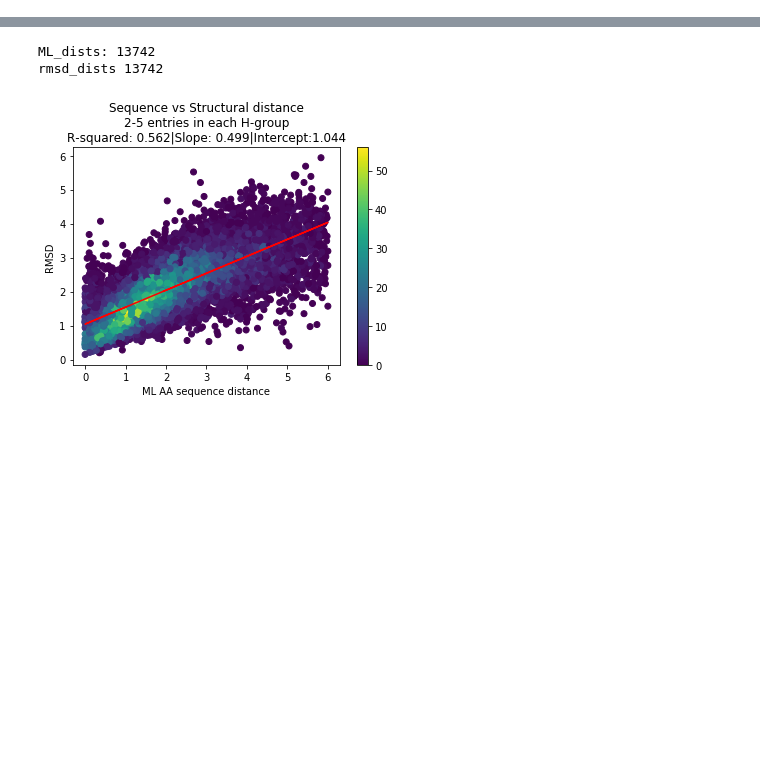
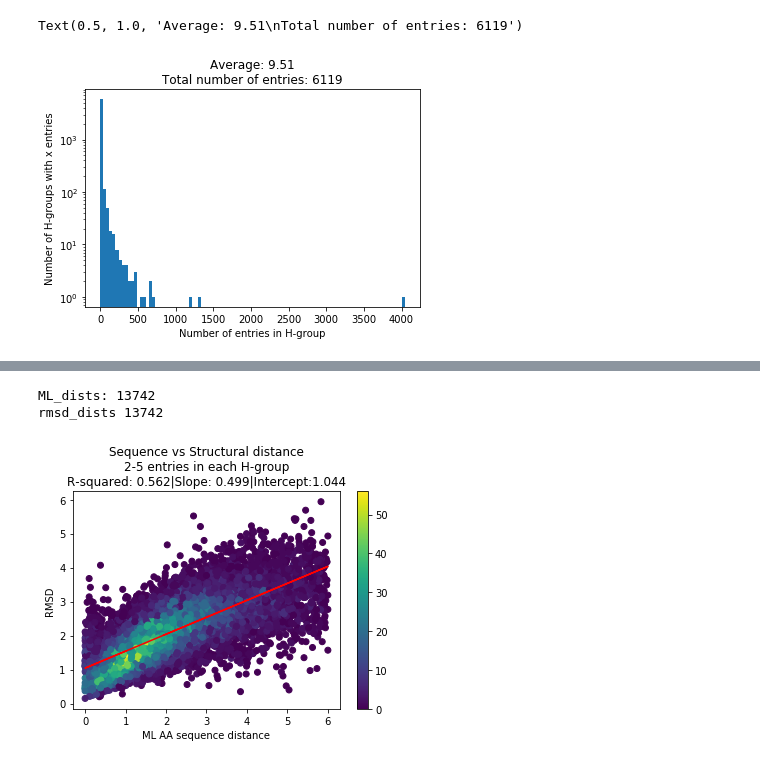
Before and after one commit to patrickbryant1/basic_scilife_scripts, a Jupyter notebook: visual/visual_notebook.ipynb, the cells around one changed output, grey strips where cells are left out. Saved outputs shown, nothing was run; the diff lists cells and outputs as text; code cells hidden in the pictures; blank space fills up the shorter version.

```diff
--- a/visual/visual_notebook.ipynb
+++ b/visual/visual_notebook.ipynb
@@ -0,0 +61,18 @@
+# %%
+num_entries = []
+under_x = []
+x = 15
+for key in grouped_sequences:
+    num_entries.append(len(grouped_sequences[key]))
+    if len(grouped_sequences[key]) < x:
+        under_x.append(len(grouped_sequences[key]))
+# %%
+import matplotlib.pyplot as plt
+plt.hist(num_entries, bins = 100, log = True)
+plt.xlabel('Number of entries in H-group')
+plt.ylabel('Number of H-groups with x entries')
+average = sum(num_entries)/len(num_entries)
+plt.title('Average: '+str(round(average, 2)) + '\n'+ 'Total number of entries: ' + str(len(num_entries)))
+# %% [output]
+Text(0.5, 1.0, 'Average: 9.51\nTotal number of entries: 6119')
+[figure, added]
```
Also changed, not shown: parts of 2 cells of this notebook, 2 other files.
